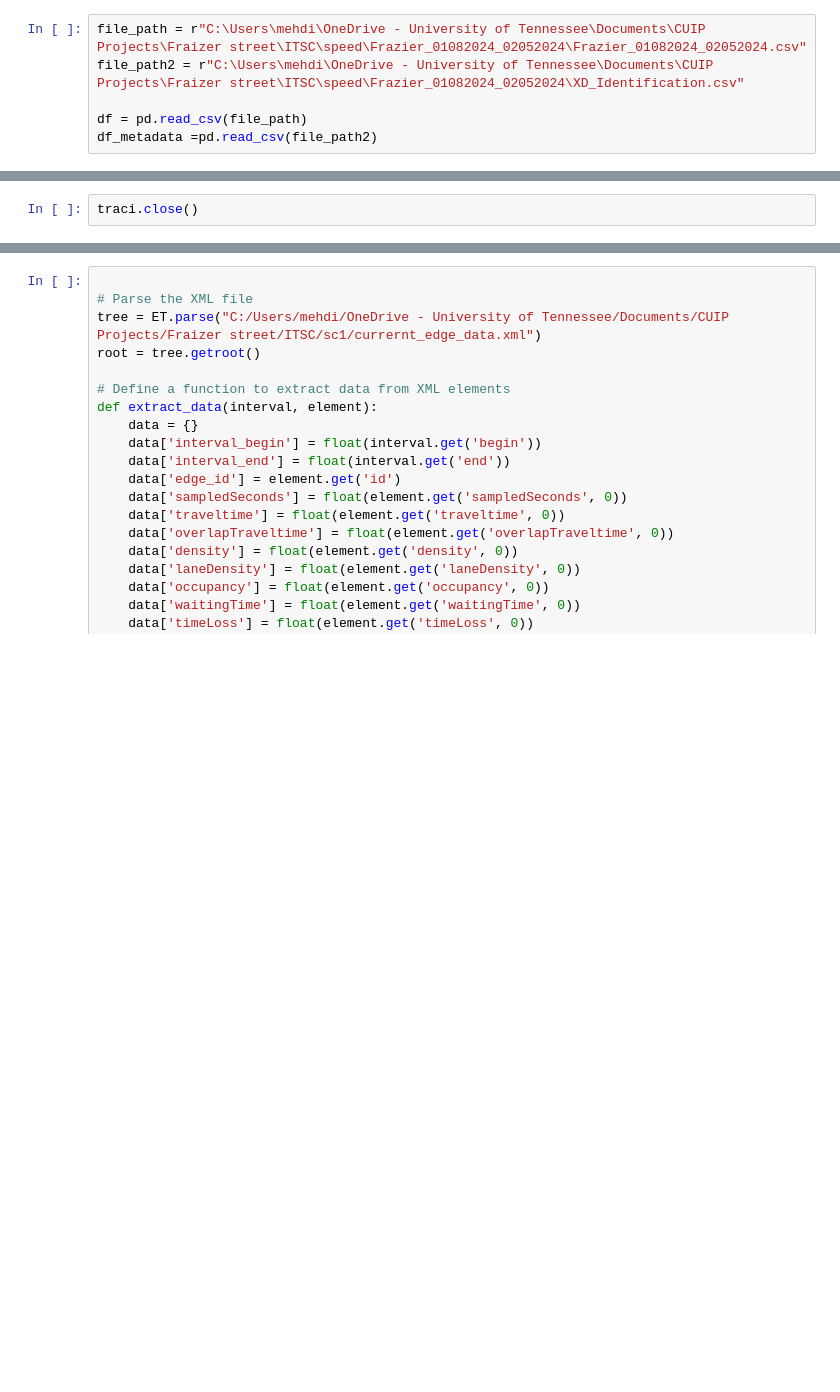
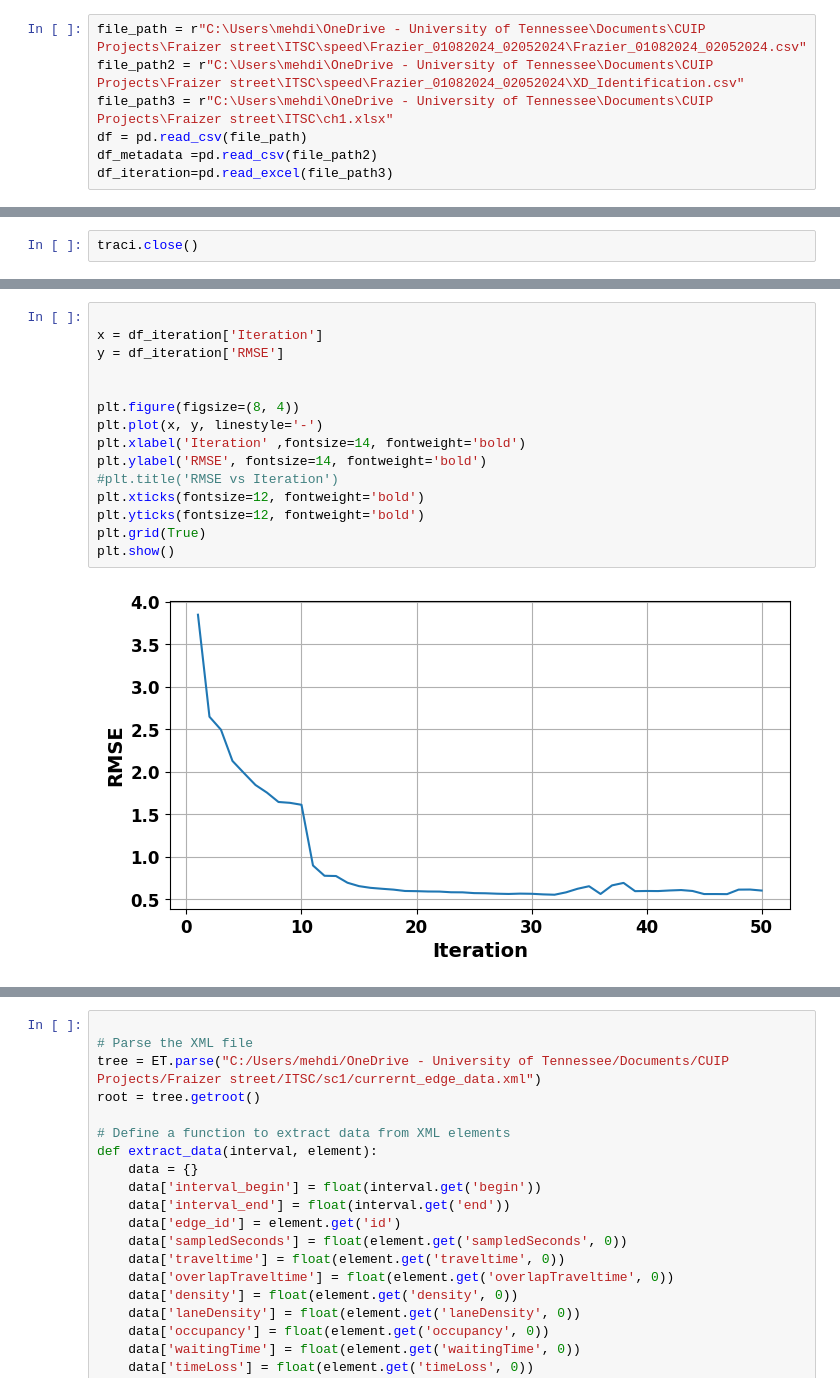
Before and after one commit to mkhaleghian/Frazier_Street_Diet_Project, a Jupyter notebook: ITSC_paper/speed_analysis.ipynb, the cells around one changed output, grey strips where cells are left out. Saved outputs shown, nothing was run; the diff lists cells and outputs as text; blank space fills up the shorter version.

Commit message:
add for ITSC

```diff
--- a/ITSC_paper/speed_analysis.ipynb
+++ b/ITSC_paper/speed_analysis.ipynb
@@ -14,9 +14,10 @@ import random
 # %%
 file_path = r"C:\Users\mehdi\OneDrive - University of Tennessee\Documents\CUIP Projects\Fraizer street\ITSC\speed\Frazier_01082024_02052024\Frazier_01082024_02052024.csv"
 file_path2 = r"C:\Users\mehdi\OneDrive - University of Tennessee\Documents\CUIP Projects\Fraizer street\ITSC\speed\Frazier_01082024_02052024\XD_Identification.csv"
-
+file_path3 = r"C:\Users\mehdi\OneDrive - University of Tennessee\Documents\CUIP Projects\Fraizer street\ITSC\ch1.xlsx"
 df = pd.read_csv(file_path)
 df_metadata =pd.read_csv(file_path2)
+df_iteration=pd.read_excel(file_path3)
 # %%
 # Create a map centered at the mean latitude and longitude
 map_center = [df_metadata['start_latitude'].mean(), df_metadata['start_longitude'].mean()]
@@ -1003,3 +1037,20 @@ KeyboardInterrupt:
+# %%
+
+x = df_iteration['Iteration']
+y = df_iteration['RMSE']
+
+
+plt.figure(figsize=(8, 4))
+plt.plot(x, y, linestyle='-')
+plt.xlabel('Iteration' ,fontsize=14, fontweight='bold')
+plt.ylabel('RMSE', fontsize=14, fontweight='bold')
+#plt.title('RMSE vs Iteration')
+plt.xticks(fontsize=12, fontweight='bold')
+plt.yticks(fontsize=12, fontweight='bold')
+plt.grid(True)
+plt.show()
+# %% [output]
+[figure, added]
 # %%
 
 rsd_time = weekend_data_market_e['step_time_sec'].tolist()
```
Also changed, not shown: parts of 9 cells of this notebook, 3 other files.
